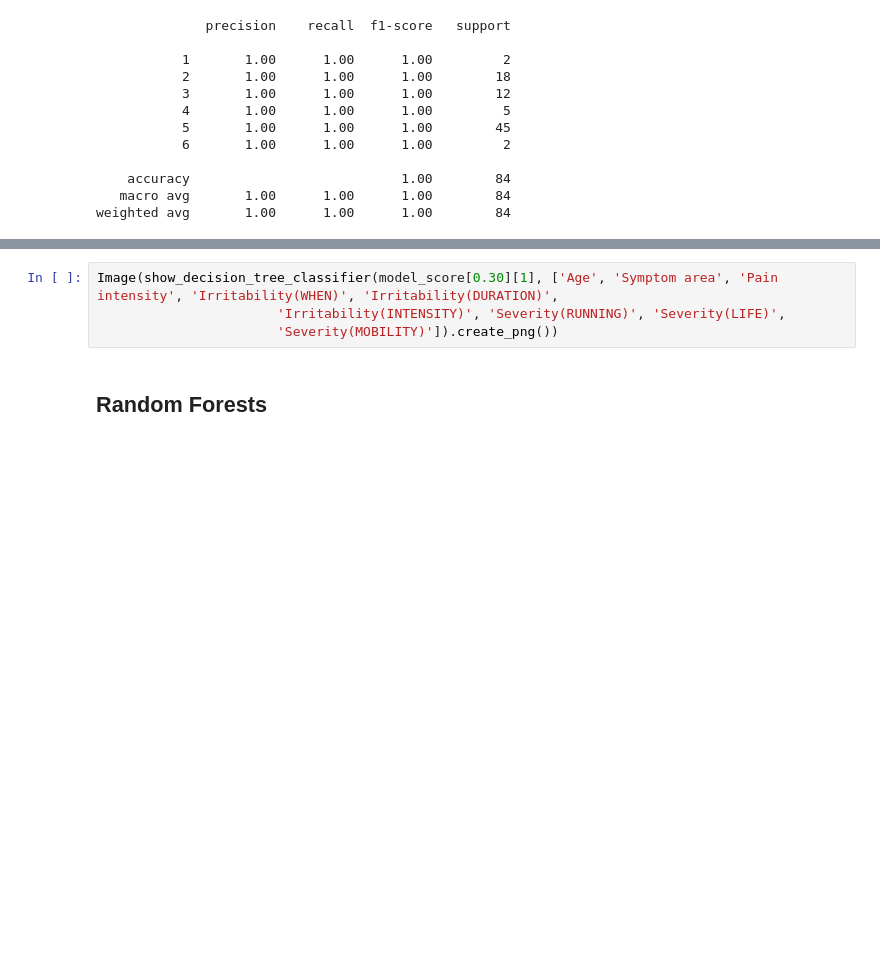
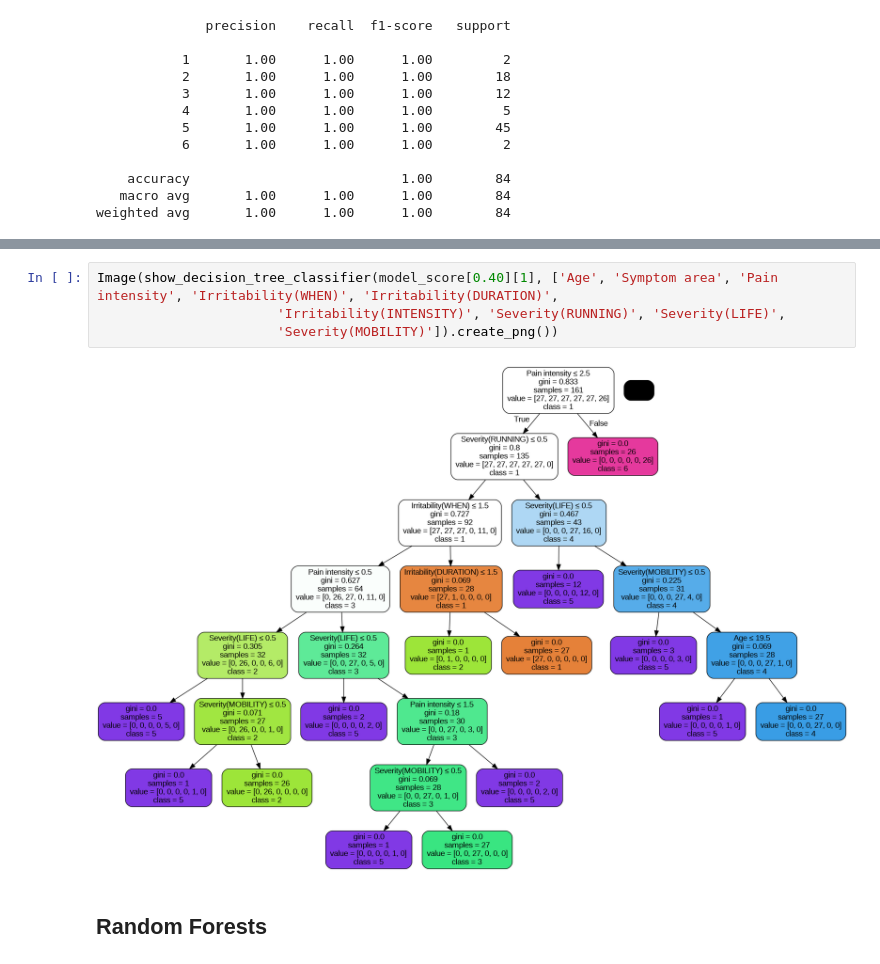
Before and after one commit to GeorgeM2000/Sports-Activity, a Jupyter notebook: Sports_Activity.ipynb, the cells around one changed output, grey strips where cells are left out. Drawn from its saved outputs; the diff is of its cells as text; blank space fills up the shorter version.

```diff
--- a/Sports_Activity.ipynb
+++ b/Sports_Activity.ipynb
@@ -1512,7 +1520,9 @@ Test Size: 0.5000000000000001, F-Score: 0.9851232917409388
 # %%
-Image(show_decision_tree_classifier(model_score[0.30][1], ['Age', 'Symptom area', 'Pain intensity', 'Irritability(WHEN)', 'Irritability(DURATION)',
+Image(show_decision_tree_classifier(model_score[0.40][1], ['Age', 'Symptom area', 'Pain intensity', 'Irritability(WHEN)', 'Irritability(DURATION)',
                        'Irritability(INTENSITY)', 'Severity(RUNNING)', 'Severity(LIFE)',
                        'Severity(MOBILITY)']).create_png())
+# %% [output]
+[figure, added]
 # %% [markdown]
 ## Random Forests
 # %% [markdown]
```
Also changed, not shown: parts of 21 cells of this notebook.
